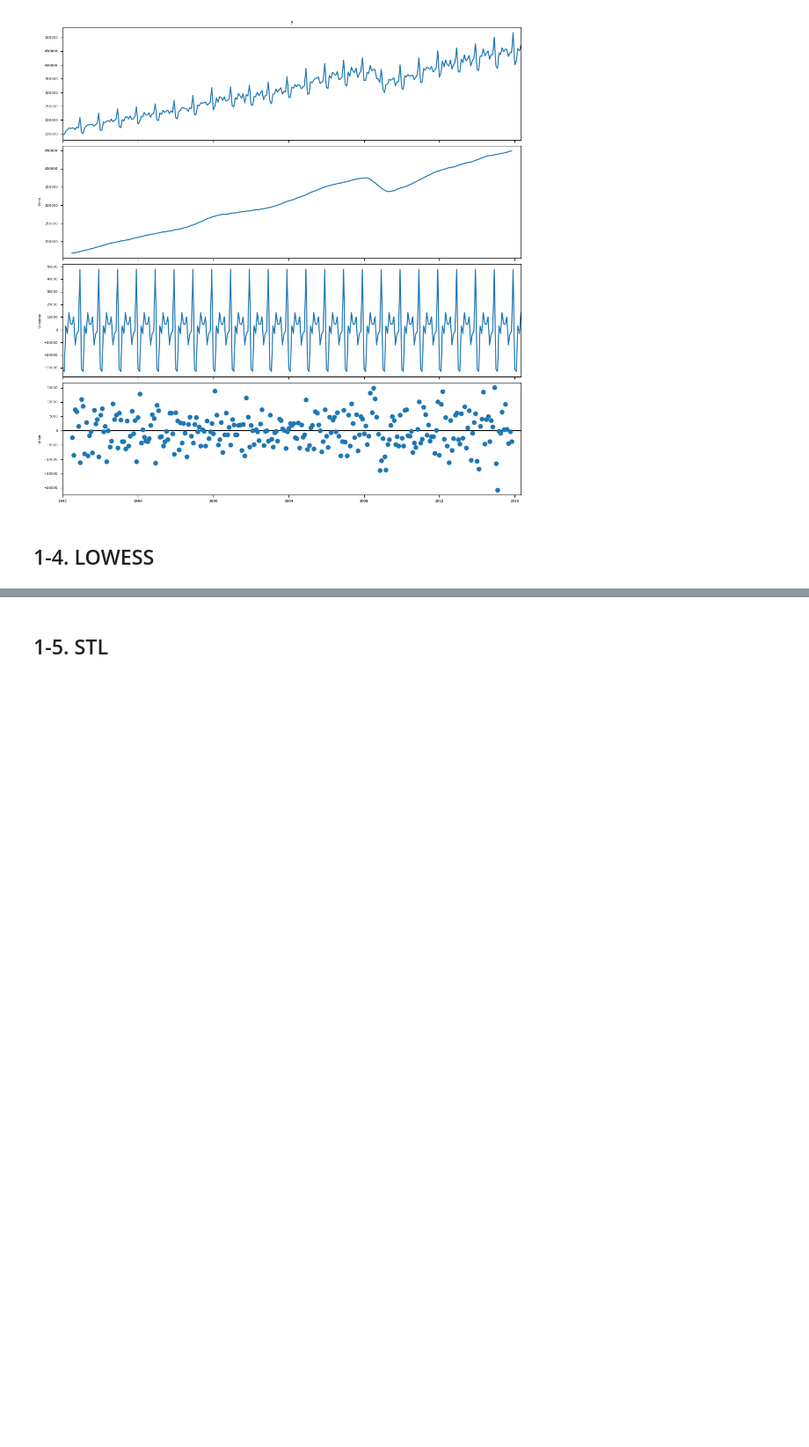
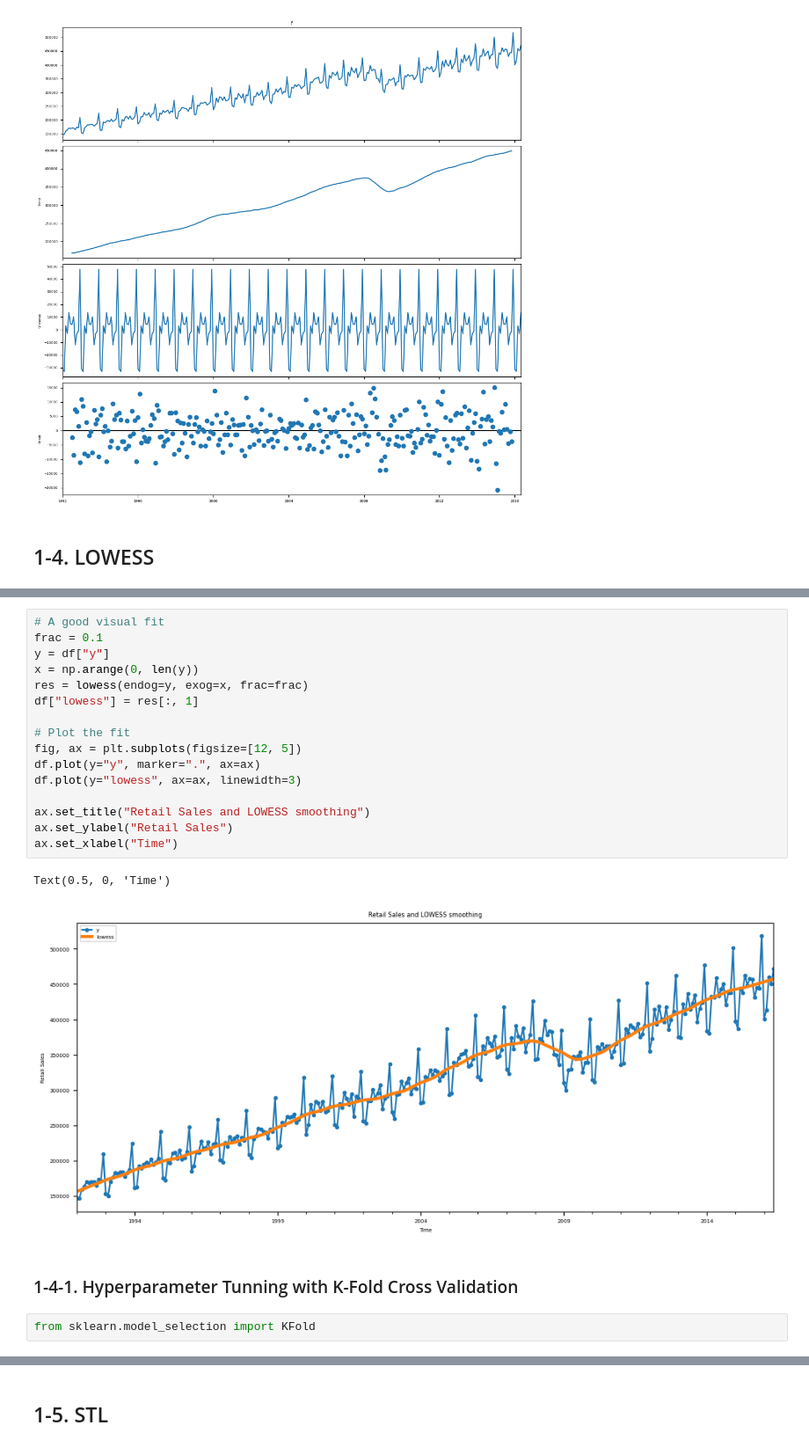
Before and after one commit to yungshun317/pd-algo-trading, a Jupyter notebook: feature_engineering.ipynb, the cells around one changed output, grey strips where cells are left out. Shown at 88% size. Drawn from its saved outputs; the diff is of its cells as text; blank space fills up the shorter version.

```diff
--- a/feature_engineering.ipynb
+++ b/feature_engineering.ipynb
@@ -199,0 +317,23 @@ res.plot();
+# %%
+# A good visual fit
+frac = 0.1
+y = df["y"]
+x = np.arange(0, len(y))
+res = lowess(endog=y, exog=x, frac=frac)
+df["lowess"] = res[:, 1]
+
+# Plot the fit
+fig, ax = plt.subplots(figsize=[12, 5])
+df.plot(y="y", marker=".", ax=ax)
+df.plot(y="lowess", ax=ax, linewidth=3)
+
+ax.set_title("Retail Sales and LOWESS smoothing")
+ax.set_ylabel("Retail Sales")
+ax.set_xlabel("Time")
+# %% [output]
+Text(0.5, 0, 'Time')
+[figure, added]
+# %% [markdown]
+### 1-4-1. Hyperparameter Tunning with K-Fold Cross Validation
+# %%
+from sklearn.model_selection import KFold
```
Also changed, not shown: parts of 13 cells of this notebook.
